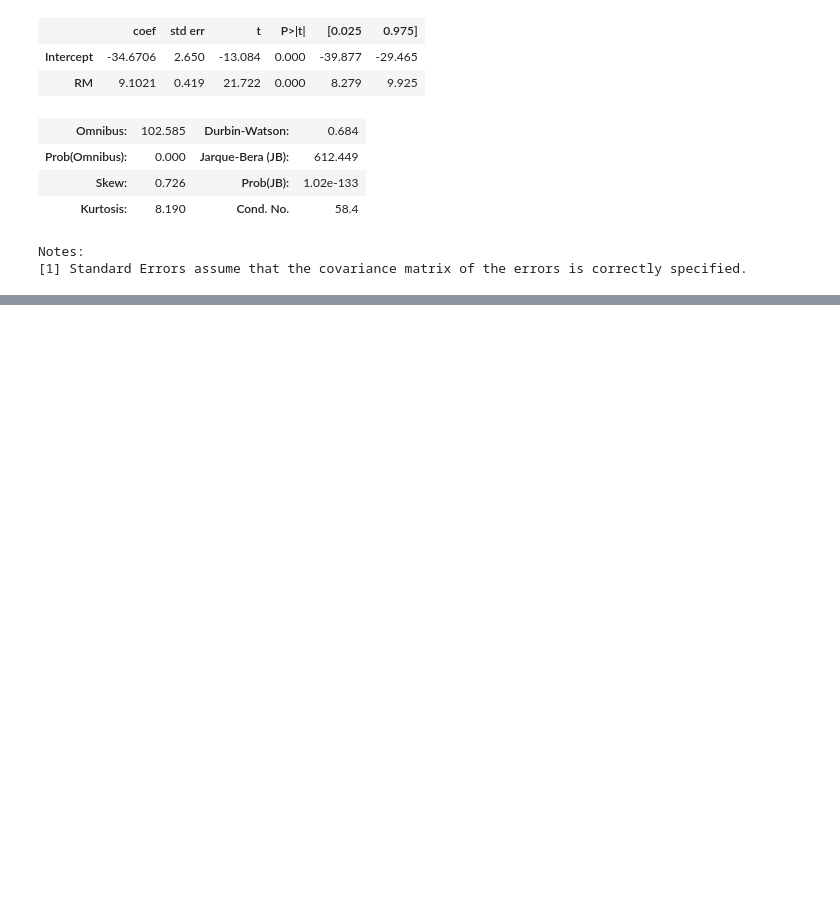
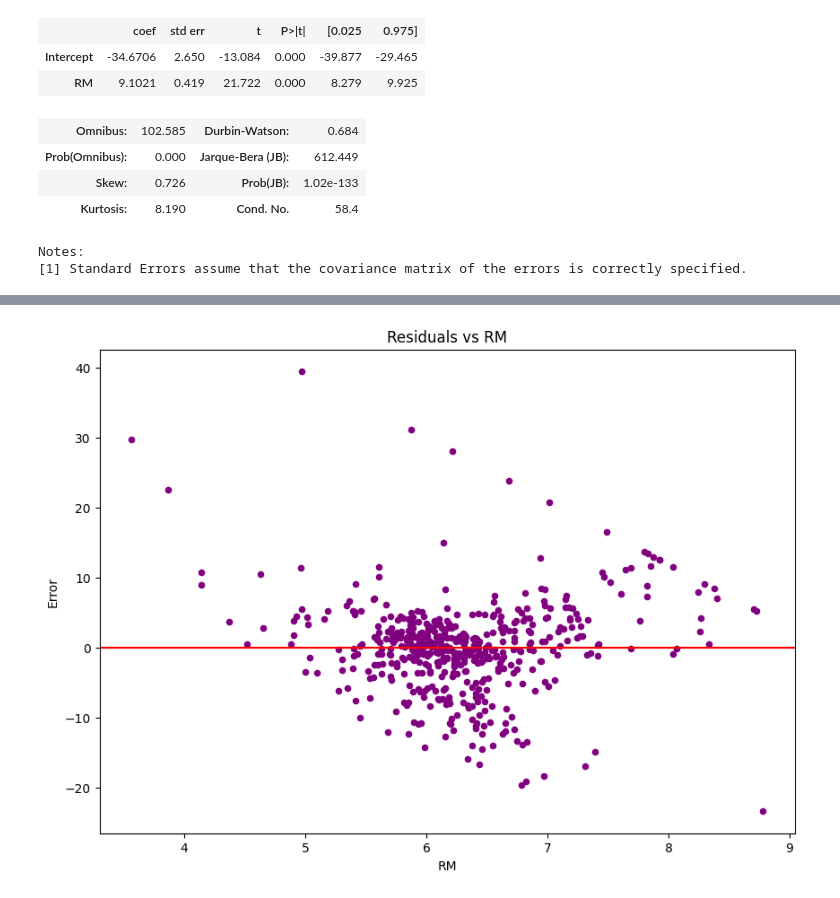
Before and after one commit to DinYeo/CourseraHKU, a Jupyter notebook: Regression Model.ipynb, the cells around one changed output, grey strips where cells are left out. Drawn from its saved outputs; the diff is of its cells as text; code cells hidden in the pictures; blank space fills up the shorter version.

```diff
--- a/Regression Model.ipynb
+++ b/Regression Model.ipynb
@@ -127,0 +171,9 @@ Notes:
+# %%
+housing.plot(kind='scatter', x='RM', y='Error',figsize=(10, 7),color='purple')
+plt.axhline(0, color='red')
+plt.title('Residuals vs RM')
+plt.show()
+# If variance of noise is equal, it should not have a pattern
+# For the graph below, variance seems to be smaller with larger RM
+# %% [output]
+[figure, added]
```
Also changed, not shown: parts of 6 cells of this notebook, 11 other files.
